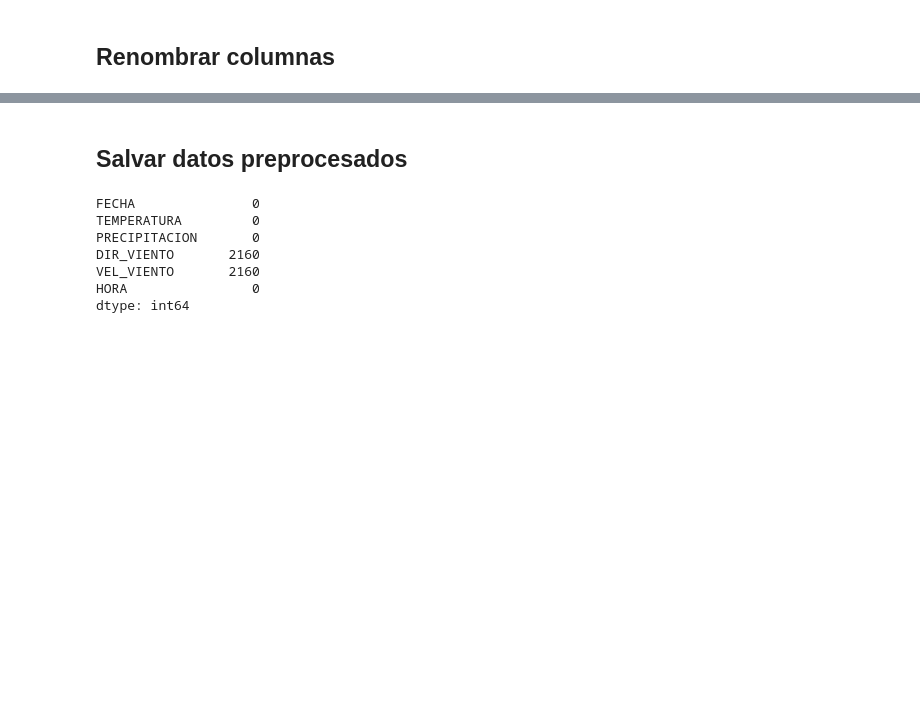
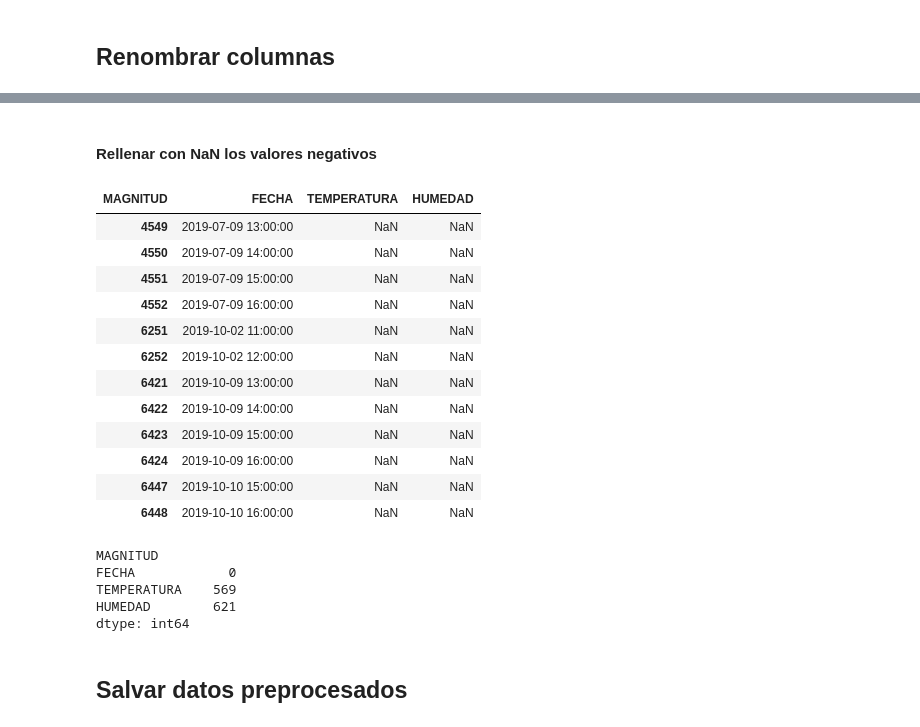
Before and after one commit to EmmaMontalban/grupo1_analisis, a Jupyter notebook: notebooks/0.2.Creaccion_columnas_metereologia.ipynb, the cells around one changed output, grey strips where cells are left out. Cells and saved outputs as stored; diff of their text form; code cells hidden in the pictures; blank space fills up the shorter version.

```diff
--- a/notebooks/0.2.Creaccion_columnas_metereologia.ipynb
+++ b/notebooks/0.2.Creaccion_columnas_metereologia.ipynb
@@ -109,14 +249,32 @@ VEL_VIENTO 2160 / 8737= 24.72 %
+# %% [markdown]
+#### Rellenar con NaN los valores negativos
+# %%
+data.loc[humedad_neg_idx, 'HUMEDAD'] = np.nan
+data.loc[humedad_neg_idx, 'TEMPERATURA'] = np.nan
+data[humedad_neg_idx]
+# %% [output]
+| MAGNITUD | FECHA | TEMPERATURA | HUMEDAD |
+| 4549 | 2019-07-09 13:00:00 | NaN | NaN |
+| 4550 | 2019-07-09 14:00:00 | NaN | NaN |
+| 4551 | 2019-07-09 15:00:00 | NaN | NaN |
+| 4552 | 2019-07-09 16:00:00 | NaN | NaN |
+| 6251 | 2019-10-02 11:00:00 | NaN | NaN |
+| 6252 | 2019-10-02 12:00:00 | NaN | NaN |
+| 6421 | 2019-10-09 13:00:00 | NaN | NaN |
+| 6422 | 2019-10-09 14:00:00 | NaN | NaN |
+| 6423 | 2019-10-09 15:00:00 | NaN | NaN |
+| 6424 | 2019-10-09 16:00:00 | NaN | NaN |
+| 6447 | 2019-10-10 15:00:00 | NaN | NaN |
+| 6448 | 2019-10-10 16:00:00 | NaN | NaN |
+# %%
+data.isnull().sum()
+# %% [output]
+MAGNITUD
+FECHA            0
+TEMPERATURA    569
+HUMEDAD        621
+dtype: int64
 # %% [markdown]
 ## Salvar datos preprocesados
-# %%
-df_meteo.isnull().sum()
-# %% [output]
-FECHA               0
-TEMPERATURA         0
-PRECIPITACION       0
-DIR_VIENTO       2160
-VEL_VIENTO       2160
-HORA                0
-dtype: int64
 # %%
 
```
Also changed, not shown: parts of 44 cells of this notebook.
